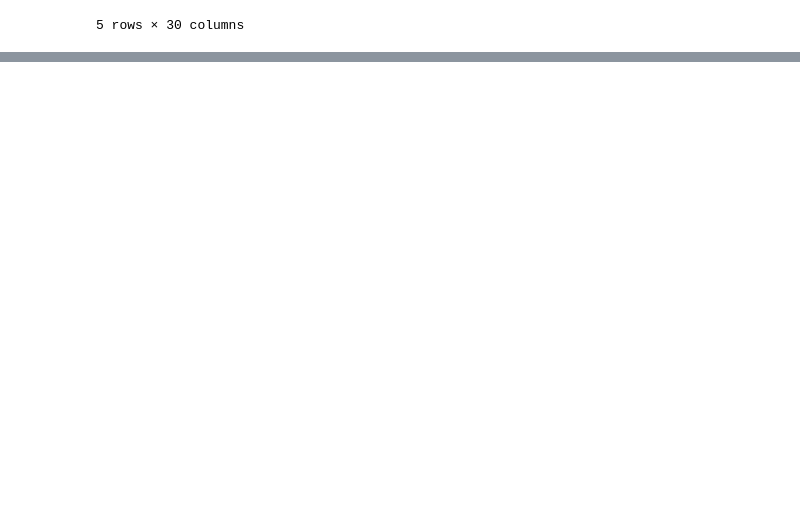
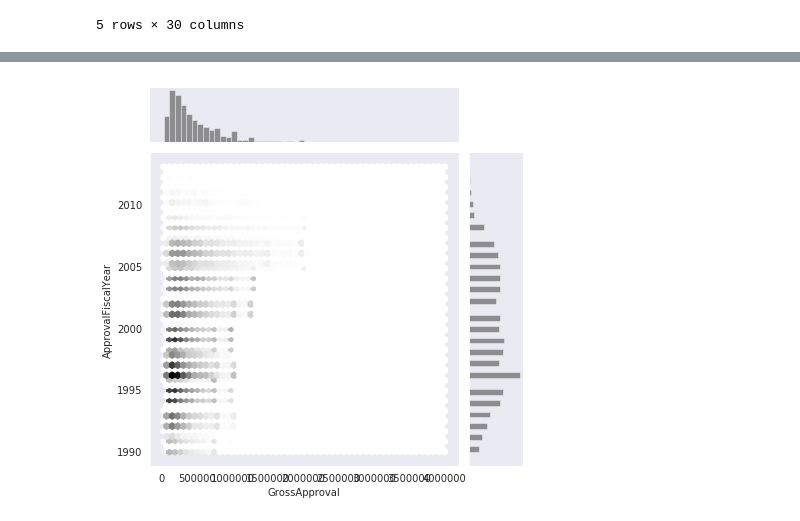
Before and after one commit to AlexaYuqinD/MS-E-246-Project, a Jupyter notebook: MS&E246 Project.ipynb, the cells around one changed output, grey strips where cells are left out. Saved outputs shown, nothing was run; the diff lists cells and outputs as text; code cells hidden in the pictures; blank space fills up the shorter version.

```diff
--- a/MS&E246 Project.ipynb
+++ b/MS&E246 Project.ipynb
@@ -68,0 +72,5 @@ rawdata.head()
+# %%
+with sns.axes_style("dark"):
+    sns.jointplot(data = rawdata, x = "GrossApproval", y = "ApprovalFiscalYear", kind="hex", color="k")
+# %% [output]
+[figure, added]
```
Also changed, not shown: parts of 23 cells of this notebook.
